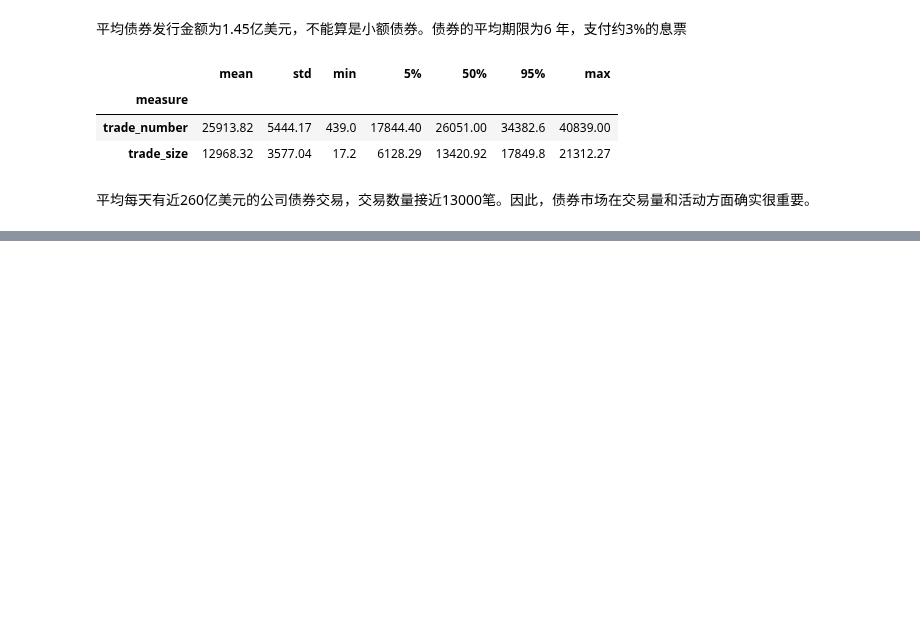
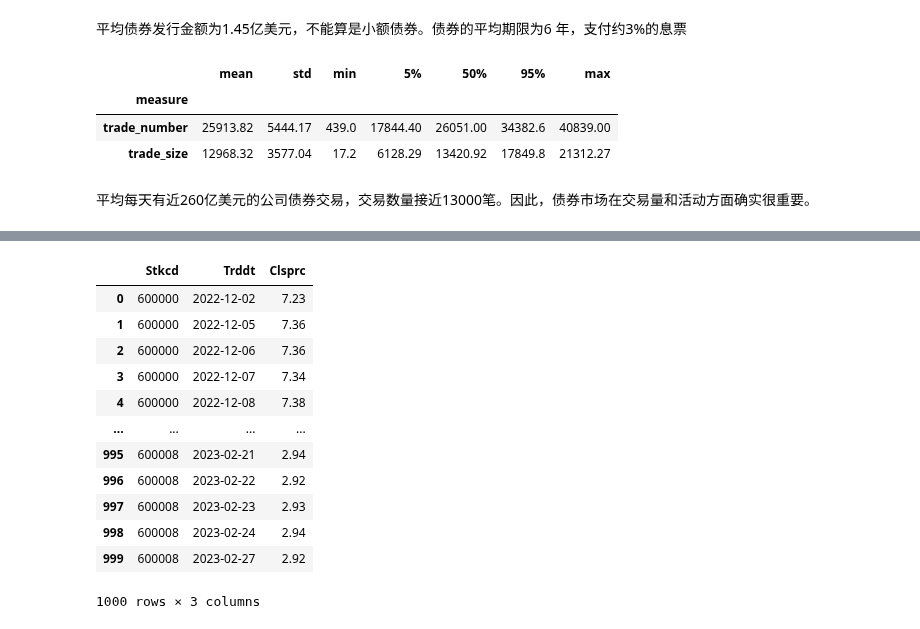
Before and after one commit to WHUFT/WHU_FinTech_Workshop, a Jupyter notebook: 10-研究方法学习班/15-Tidy Finance & Empirical Asset Pricing/01_Financial_data/week1_Finance_data.ipynb, the cells around one changed output, grey strips where cells are left out. Saved outputs shown, nothing was run; the diff lists cells and outputs as text; code cells hidden in the pictures; blank space fills up the shorter version.

```diff
--- a/10-研究方法学习班/15-Tidy Finance & Empirical Asset Pricing/01_Financial_data/week1_Finance_data.ipynb
+++ b/10-研究方法学习班/15-Tidy Finance & Empirical Asset Pricing/01_Financial_data/week1_Finance_data.ipynb
@@ -1030,0 +1279,17 @@ average_trade_size
+# %%
+data = csmar.query_df(['Stkcd','Trddt','Clsprc'], "Stkcd like'6%' limit 1,1000" , 'TRD_Dalyr','2022-12-01','2023-12-31')
+data
+# %% [output]
+|  | Stkcd | Trddt | Clsprc |
+| 0 | 600000 | 2022-12-02 | 7.23 |
+| 1 | 600000 | 2022-12-05 | 7.36 |
+| 2 | 600000 | 2022-12-06 | 7.36 |
+| 3 | 600000 | 2022-12-07 | 7.34 |
+| 4 | 600000 | 2022-12-08 | 7.38 |
+| ... | ... | ... | ... |
+| 995 | 600008 | 2023-02-21 | 2.94 |
+| 996 | 600008 | 2023-02-22 | 2.92 |
+| 997 | 600008 | 2023-02-23 | 2.93 |
+| 998 | 600008 | 2023-02-24 | 2.94 |
+| 999 | 600008 | 2023-02-27 | 2.92 |
+1000 rows × 3 columns
```
Also changed, not shown: parts of 32 cells of this notebook.
